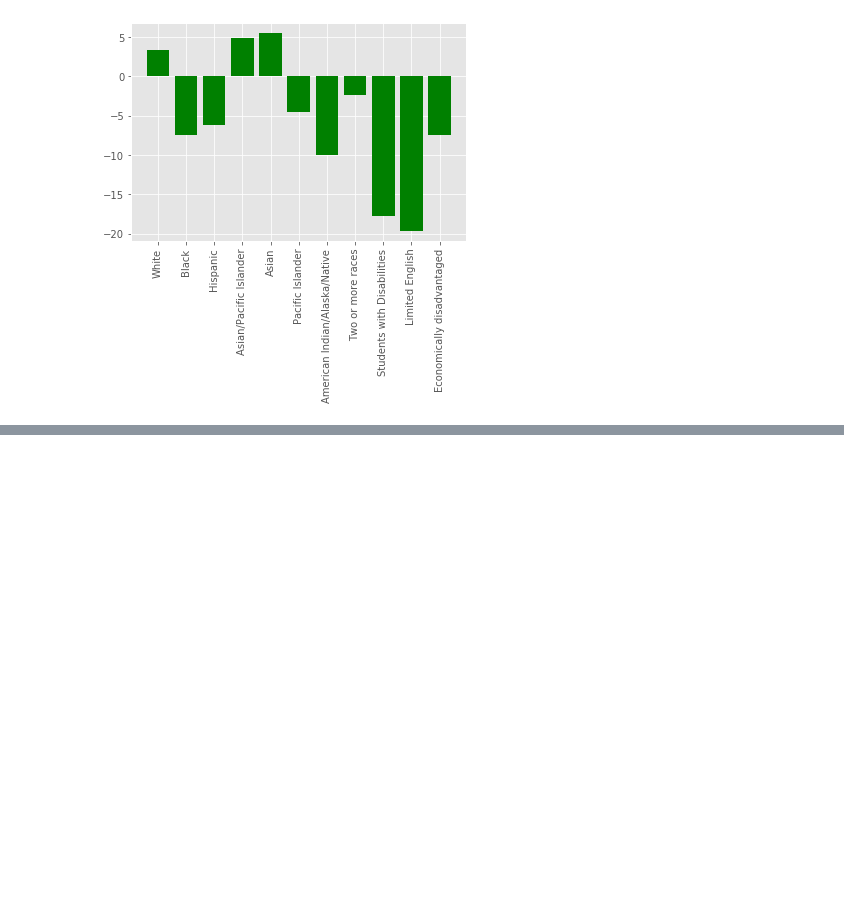
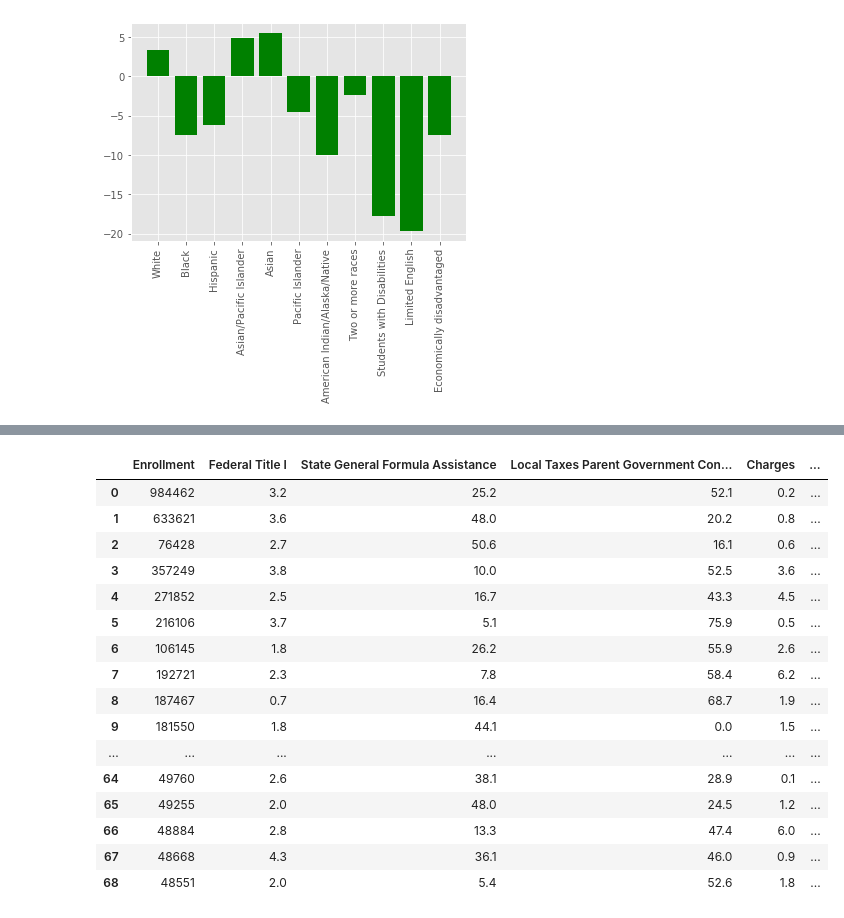
Before and after one commit to tara-jawahar/pds_final_project, a Jupyter notebook: final_project_v2.ipynb, the cells around one changed output, grey strips where cells are left out. Cells and saved outputs as stored; diff of their text form; code cells hidden in the pictures; blank space fills up the shorter version.

```diff
--- a/final_project_v2.ipynb
+++ b/final_project_v2.ipynb
@@ -544,0 +564,23 @@ merged.to_csv('pupil_ratio_grad_by_county.csv')
+# %%
+full_df = money.merge(merged, left_on=["School System","State"], right_on=["County Name","State"])
+full_df = pd.concat([full_df.iloc[:,2:-3],full_df.iloc[:,-1]], axis=1)
+# full_df.iloc[28,0] = 87428
+full_df
+# %% [output]
+|  | Enrollment | Federal Title I | State General Formula Assistance | Local Taxes Parent Government Con... | Charges | ... |
+| 0 | 984462 | 3.2 | 25.2 | 52.1 | 0.2 | ... |
+| 1 | 633621 | 3.6 | 48.0 | 20.2 | 0.8 | ... |
+| 2 | 76428 | 2.7 | 50.6 | 16.1 | 0.6 | ... |
+| 3 | 357249 | 3.8 | 10.0 | 52.5 | 3.6 | ... |
+| 4 | 271852 | 2.5 | 16.7 | 43.3 | 4.5 | ... |
+| 5 | 216106 | 3.7 | 5.1 | 75.9 | 0.5 | ... |
+| 6 | 106145 | 1.8 | 26.2 | 55.9 | 2.6 | ... |
+| 7 | 192721 | 2.3 | 7.8 | 58.4 | 6.2 | ... |
+| 8 | 187467 | 0.7 | 16.4 | 68.7 | 1.9 | ... |
+| 9 | 181550 | 1.8 | 44.1 | 0.0 | 1.5 | ... |
+| ... | ... | ... | ... | ... | ... | ... |
+| 64 | 49760 | 2.6 | 38.1 | 28.9 | 0.1 | ... |
+| 65 | 49255 | 2.0 | 48.0 | 24.5 | 1.2 | ... |
+| 66 | 48884 | 2.8 | 13.3 | 47.4 | 6.0 | ... |
+| 67 | 48668 | 4.3 | 36.1 | 46.0 | 0.9 | ... |
+| 68 | 48551 | 2.0 | 5.4 | 52.6 | 1.8 | ... |
```
Also changed, not shown: parts of 15 cells of this notebook, 7 other files.
